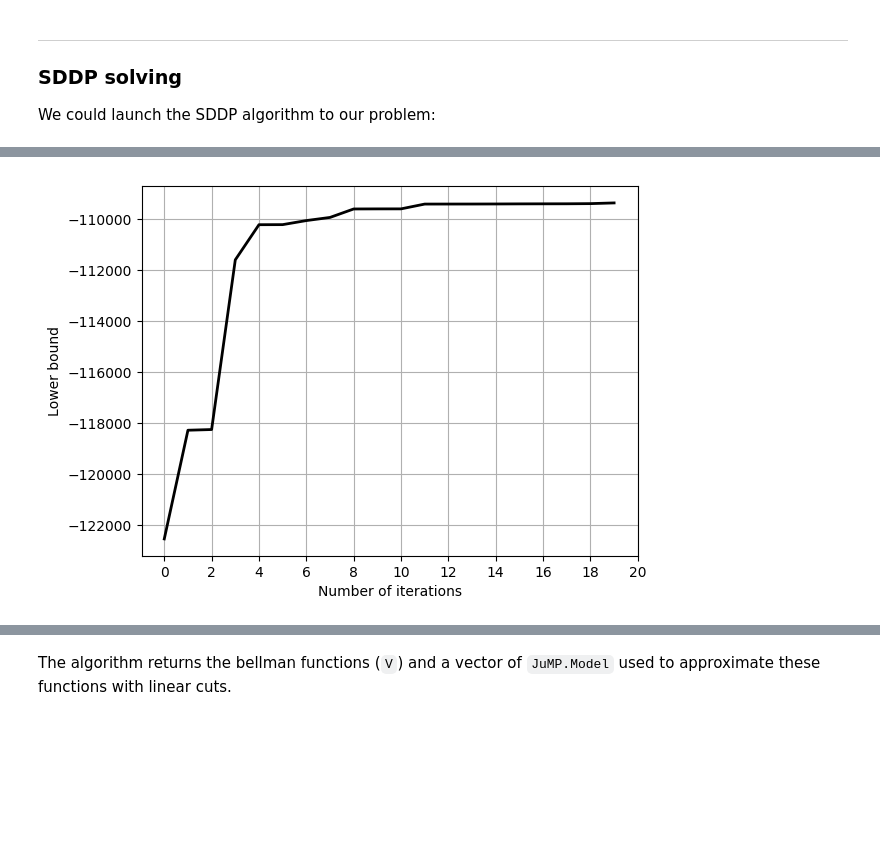
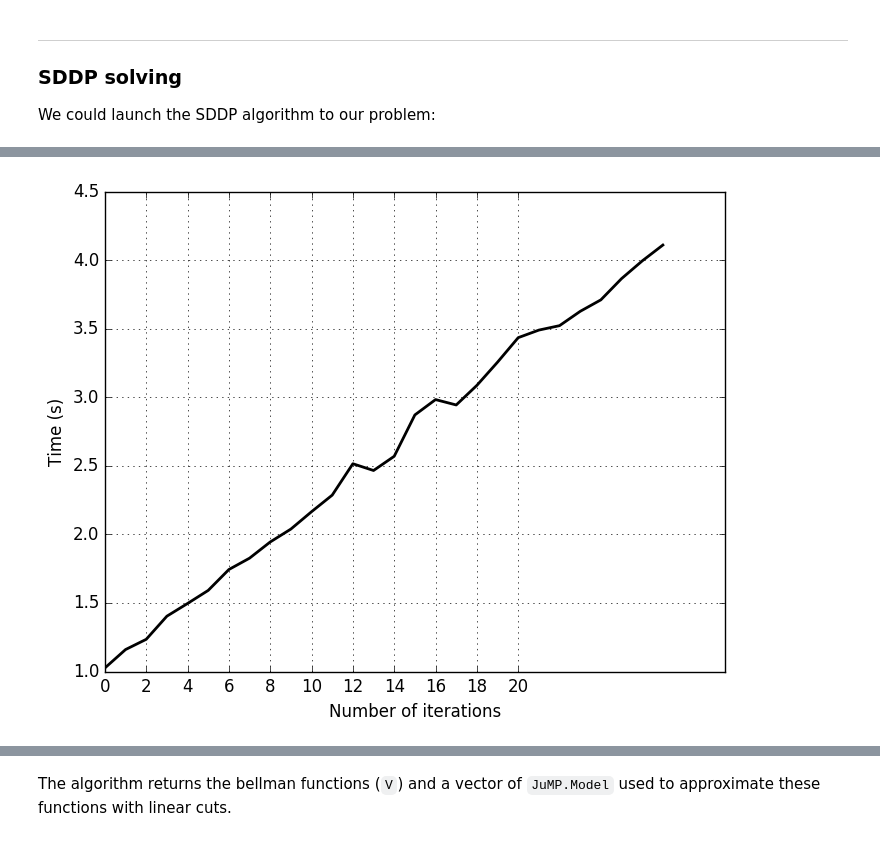
Before and after one commit to EdwardAngelino/StochDP-notebooks, a Jupyter notebook: notebooks/damsvalley.ipynb, the cells around one changed output, grey strips where cells are left out. Saved outputs shown, nothing was run; the diff lists cells and outputs as text; code cells hidden in the pictures; blank space fills up the shorter version.

```diff
--- a/notebooks/damsvalley.ipynb
+++ b/notebooks/damsvalley.ipynb
@@ -227,20 +228,25 @@ We define the parameters of the algorithm:
 # %%
 # LP solver:
 solver = ClpSolver()
-# Precision of the algorithm in percent:
-EPSILON = 0.05
+# Set tolerance at 0.1% for convergence:
+EPSILON = 0.001
 # Maximum iterations:
-MAX_ITER = 20
+MAX_ITER = 50
 
 
-params = SDDPparameters(solver, passnumber=N_SCENARIO, gap=EPSILON, max_iterations=MAX_ITER);
+params = SDDPparameters(solver,
+                        passnumber=10,
+                        gap=EPSILON,
+                        compute_ub=5,
+                        montecarlo_in_iter=1000,
+                        max_iterations=MAX_ITER);
 # %% [markdown]
 ---
 ### SDDP solving
 
 We could launch the SDDP algorithm to our problem:
 # %%
-V, pbs, stats = solve_SDDP(model, params, 1);
+V, pbs, stats = @time solve_SDDP(model, params, 1);
 # %% [output]
 Initial value function loaded into memory.
 Initialize cuts
@@ -262,9 +279,9 @@ Pass number 20  Lower-bound: -109383.2562       Time: 0.11s
 # %%
-# We plot evolution of lower-bound:
-plot(stats.lower_bounds, lw=2, c="k")
+# and evolution of execution time:
+plot(stats.exectime, lw=2, c="k")
 grid()
-xticks([0:2:20], [0:2:20])
+xticks(0:2:20, 0:2:20)
 xlabel("Number of iterations")
-ylabel("Lower bound");
+ylabel("Time (s)");
 # %% [output]
-[figure, old version]
+[figure, new version]
```
Also changed, not shown: parts of 16 cells of this notebook.
